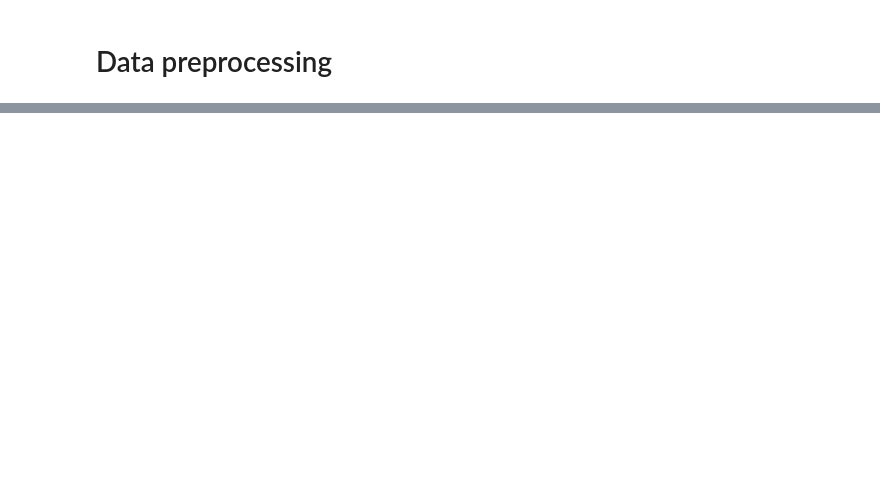
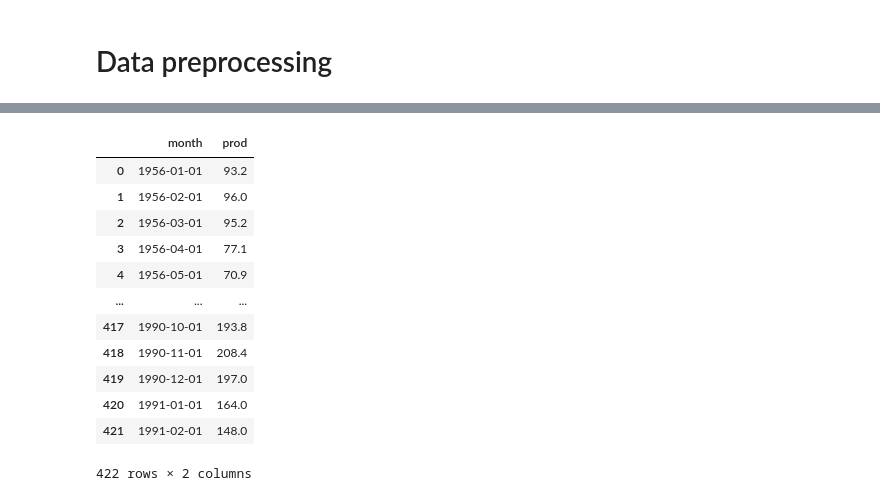
Before and after one commit to Baabel001/Modele-SARIMA, a Jupyter notebook: modele.ipynb, the cells around one changed output, grey strips where cells are left out. Cells and saved outputs as stored; diff of their text form; code cells hidden in the pictures; blank space fills up the shorter version.

```diff
--- a/modele.ipynb
+++ b/modele.ipynb
@@ -33,0 +58,16 @@ plt.show()
+# %%
+data
+# %% [output]
+|  | month | prod |
+| 0 | 1956-01-01 | 93.2 |
+| 1 | 1956-02-01 | 96.0 |
+| 2 | 1956-03-01 | 95.2 |
+| 3 | 1956-04-01 | 77.1 |
+| 4 | 1956-05-01 | 70.9 |
+| ... | ... | ... |
+| 417 | 1990-10-01 | 193.8 |
+| 418 | 1990-11-01 | 208.4 |
+| 419 | 1990-12-01 | 197.0 |
+| 420 | 1991-01-01 | 164.0 |
+| 421 | 1991-02-01 | 148.0 |
+422 rows × 2 columns
```
Also changed, not shown: parts of 14 cells of this notebook.
